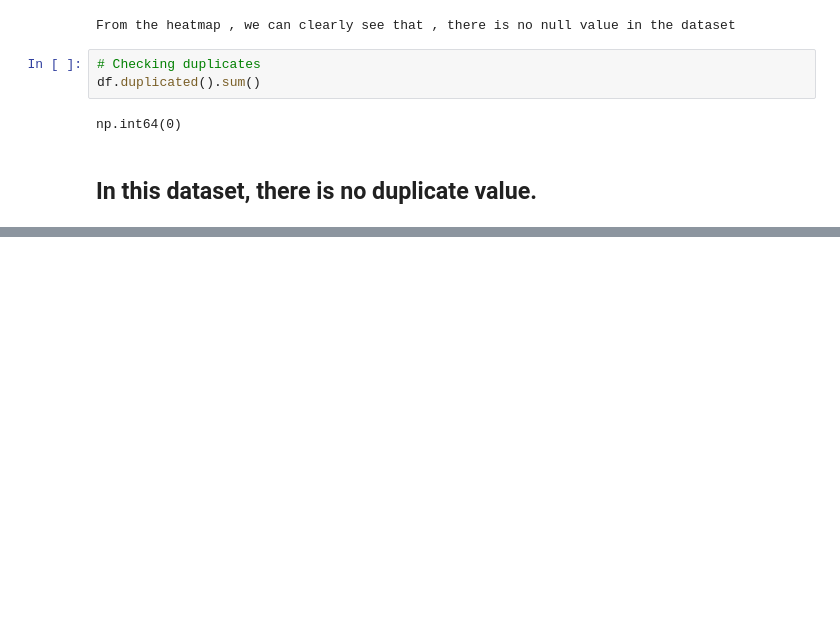
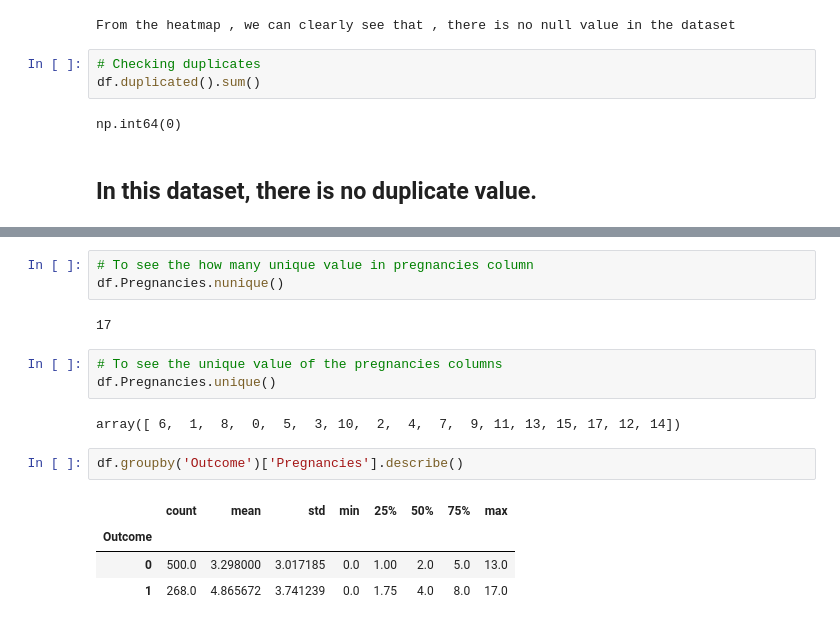
Before and after one commit to dinislamweb/diabetics-prediction-, a Jupyter notebook: diabetes_updated.ipynb, the cells around one changed output, grey strips where cells are left out. Cells and saved outputs as stored; diff of their text form; blank space fills up the shorter version.

Commit message:
Pregnacies columns insgiht added

```diff
--- a/diabetes_updated.ipynb
+++ b/diabetes_updated.ipynb
@@ -89,0 +129,17 @@ np.int64(0)
+# %%
+# To see the how many unique value in pregnancies column
+df.Pregnancies.nunique()
+# %% [output]
+17
+# %%
+# To see the unique value of the pregnancies columns
+df.Pregnancies.unique()
+# %% [output]
+array([ 6,  1,  8,  0,  5,  3, 10,  2,  4,  7,  9, 11, 13, 15, 17, 12, 14])
+# %%
+df.groupby('Outcome')['Pregnancies'].describe()
+# %% [output]
+|  | count | mean | std | min | 25% | 50% | 75% | max |
+| Outcome |  |  |  |  |  |  |  |  |
+| 0 | 500.0 | 3.298000 | 3.017185 | 0.0 | 1.00 | 2.0 | 5.0 | 13.0 |
+| 1 | 268.0 | 4.865672 | 3.741239 | 0.0 | 1.75 | 4.0 | 8.0 | 17.0 |
```
Also changed, not shown: parts of 3 cells of this notebook.
